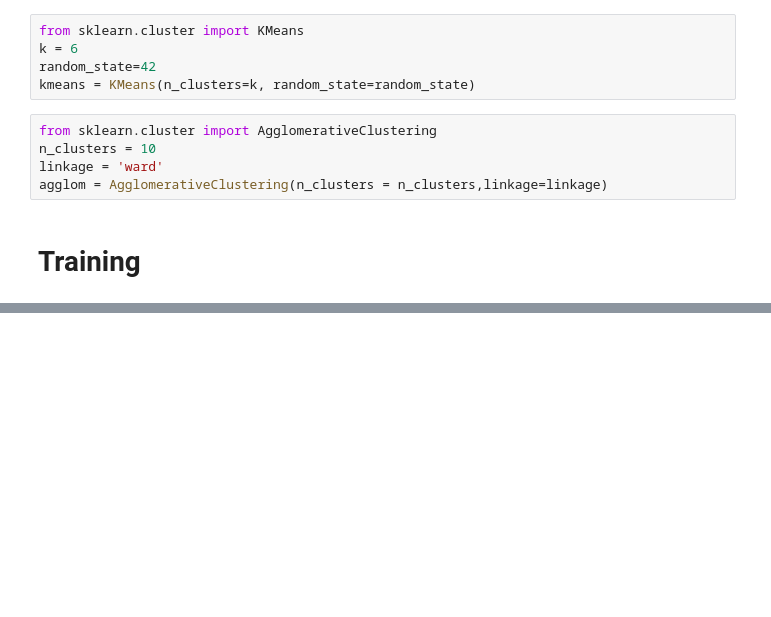
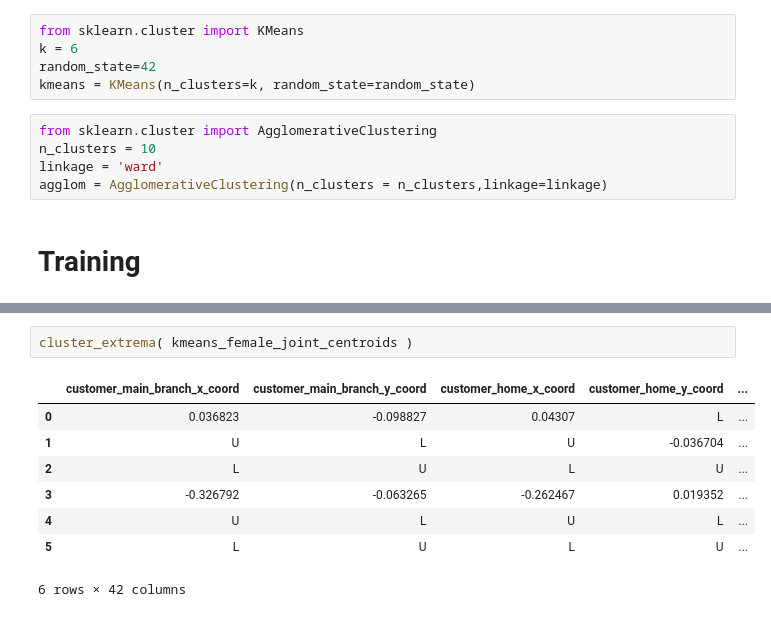
Before and after one commit to maddoxamei/Married-Couple-Identification, a Jupyter notebook: Python/clustering.ipynb, the cells around one changed output, grey strips where cells are left out. Drawn from its saved outputs; the diff is of its cells as text; blank space fills up the shorter version.

```diff
--- a/Python/clustering.ipynb
+++ b/Python/clustering.ipynb
@@ -83,0 +102,11 @@ print('k-means:', silhouette_score(encoded_males_joint, encoded_males_joint_labe
+# %%
+cluster_extrema( kmeans_female_joint_centroids )
+# %% [output]
+|  | customer_main_branch_x_coord | customer_main_branch_y_coord | customer_home_x_coord | customer_home_y_coord | ... |
+| 0 | 0.036823 | -0.098827 | 0.04307 | L | ... |
+| 1 | U | L | U | -0.036704 | ... |
+| 2 | L | U | L | U | ... |
+| 3 | -0.326792 | -0.063265 | -0.262467 | 0.019352 | ... |
+| 4 | U | L | U | L | ... |
+| 5 | L | U | L | U | ... |
+6 rows × 42 columns
```
Also changed, not shown: parts of 16 cells of this notebook, 4 other files.
